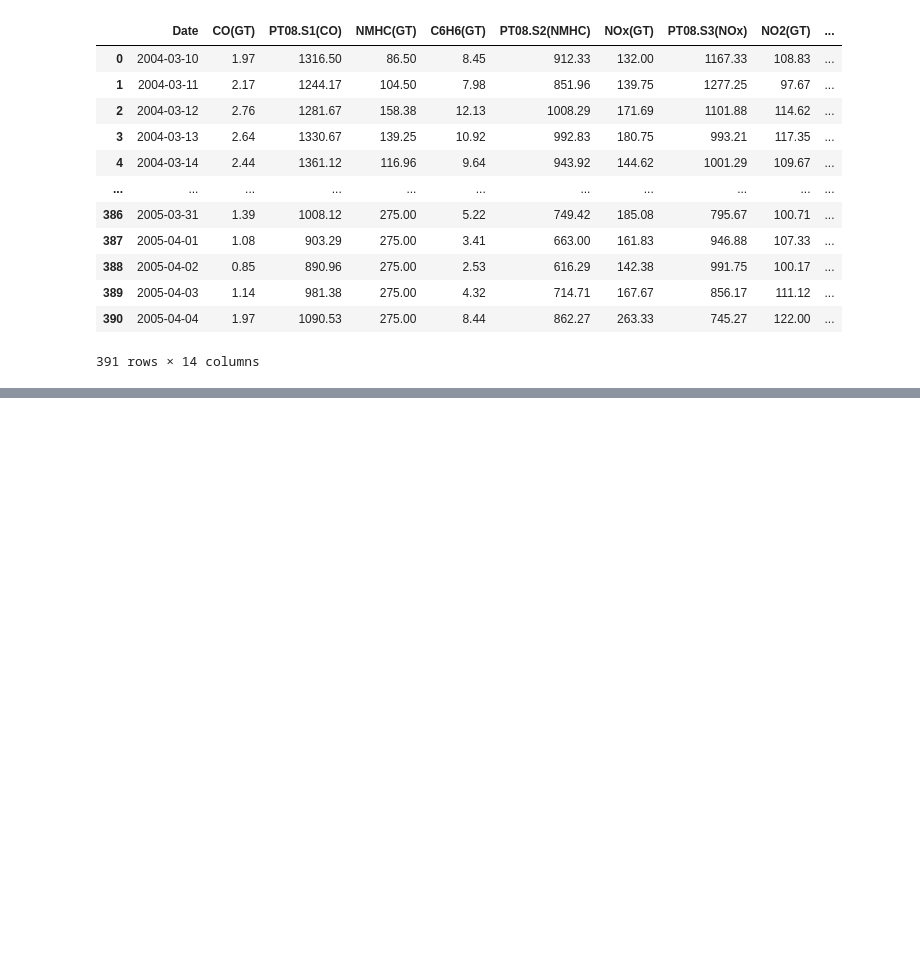
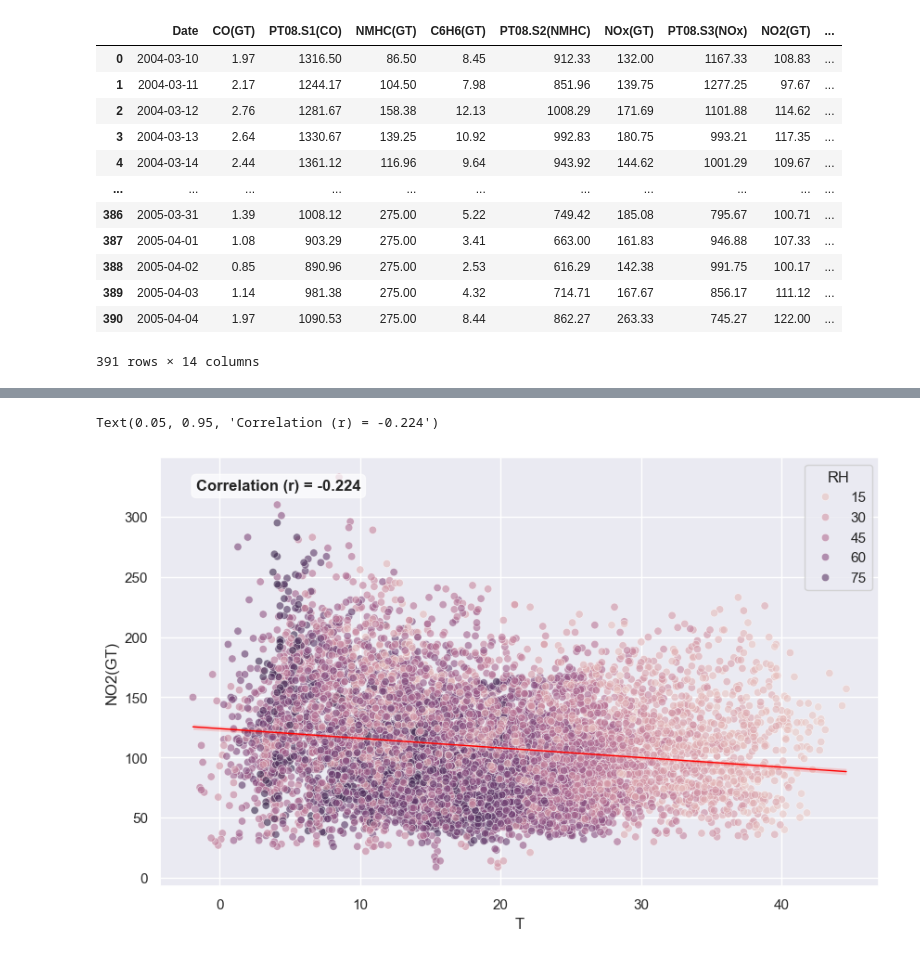
Before and after one commit to KrisSelvarin/air-quality-analyzer, a Jupyter notebook: notebooks/experiment.ipynb, the cells around one changed output, grey strips where cells are left out. Cells and saved outputs as stored; diff of their text form; code cells hidden in the pictures; blank space fills up the shorter version.

```diff
--- a/notebooks/experiment.ipynb
+++ b/notebooks/experiment.ipynb
@@ -72,0 +63,20 @@ plt.tight_layout()
+# %%
+fig, ax = plt.subplots(figsize=(10, 6))
+sns.scatterplot(data=df, x='T', y='NO2(GT)', hue='RH', alpha=0.6, ax=ax)
+sns.regplot(data=df, x='T', y='NO2(GT)', scatter=False, color='red', line_kws={'lw': 1}, ax=ax)
+
+# Compute correlation
+corr = df[['T', 'NOx(GT)']].corr().iloc[0, 1]
+
+ax.text(
+    0.05, 0.95,                          # position (x, y) relative to axes (0–1)
+    f'Correlation (r) = {corr:.3f}',     # text content
+    transform=ax.transAxes,              # relative to this Axes, not global
+    fontsize=12,
+    fontweight='bold',
+    bbox=dict(boxstyle='round,pad=0.3', facecolor='white', alpha=0.7),
+    va='top'                             # vertical alignment (so it sticks to top edge)
+)
+# %% [output]
+Text(0.05, 0.95, 'Correlation (r) = -0.224')
+[figure, added]
```
Also changed, not shown: parts of 1 cell of this notebook, 10 other files.
